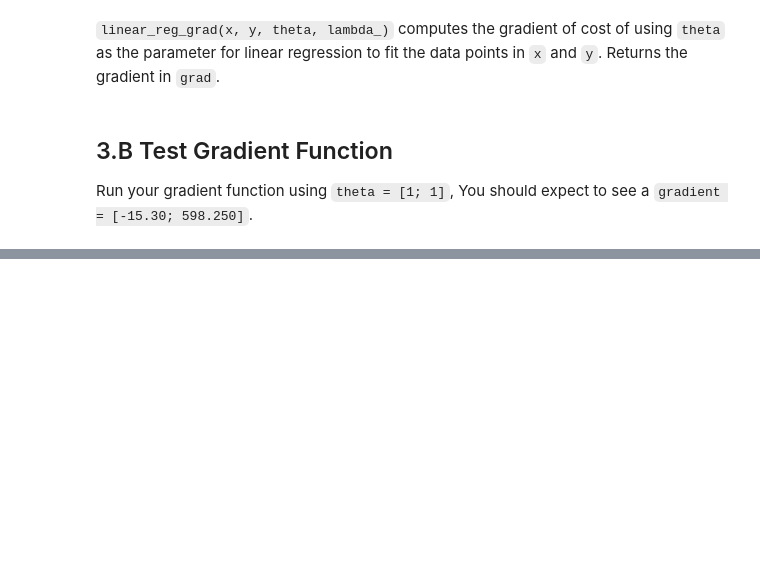
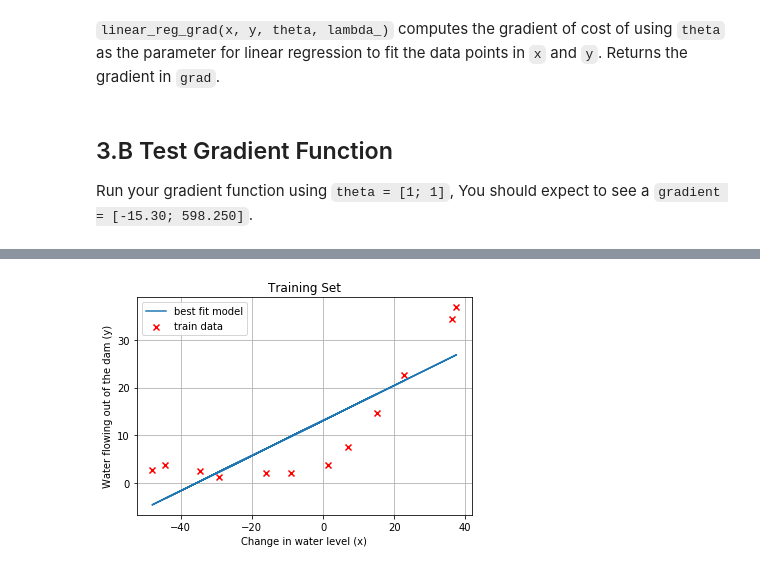
Before and after one commit to Nikronic/Coursera-Machine-Learning, a Jupyter notebook: Week 6 - Regularized Linear Regression and Bias v.s. Variance/Regularized Linear Regression.ipynb, the cells around one changed output, grey strips where cells are left out. Drawn from its saved outputs; the diff is of its cells as text; code cells hidden in the pictures; blank space fills up the shorter version.

```diff
--- a/Week 6 - Regularized Linear Regression and Bias v.s. Variance/Regularized Linear Regression.ipynb
+++ b/Week 6 - Regularized Linear Regression and Bias v.s. Variance/Regularized Linear Regression.ipynb
@@ -165,7 +167,7 @@ increase, the penalty increases as well. Note that you should not regularize the
 def hypothesis(x,theta):
     return np.dot(x,theta)
 # %%
-def linear_reg_cost(x_flatten, y, theta_flatten, lambda_, num_of_features, num_of_samples):
+def linear_reg_cost(theta_flatten, x_flatten, y, lambda_, num_of_samples, num_of_features):
     x = x_flatten.reshape(num_of_samples, num_of_features)
     theta = theta_flatten.reshape(n,1)
     loss = hypothesis(x,theta)-y
@@ -192,7 +194,7 @@ Correspondingly, the **partial derivative of regularized linear regression’s c
 # %% [markdown]
 `linear_reg_grad(x, y, theta, lambda_)` computes the gradient of cost of using `theta` as the parameter for linear regression to fit the data points in `x` and `y`. Returns the gradient in `grad`.
 # %%
-def linear_reg_grad(x_flatten, y, theta_flatten, lambda_, num_of_features, num_of_samples):
+def linear_reg_grad(theta_flatten, x_flatten, y, lambda_, num_of_samples, num_of_features):
     x = x_flatten.reshape(num_of_samples, num_of_features)
     m,n = x.shape
     theta = theta_flatten.reshape(n,1)
@@ -201,7 +203,7 @@ def linear_reg_grad(x_flatten, y, theta_flatten, lambda_, num_of_features, num_o
     gradient = np.dot(x.T,loss)
     new_theta[0:,:] = gradient/m
     new_theta[1:,:] = gradient[1:,:]/m + lambda_*(theta[1:,]/m)
-    return new_theta
+    return new_theta.flatten()
 # %% [markdown]
 ## 3.B Test Gradient Function
 Run your gradient function using `theta = [1; 1]`, You should expect to see a `gradient = [-15.30; 598.250]`.
@@ -233,0 +249,15 @@ y.shape
+# %%
+# import libraries
+import matplotlib.pyplot as plt
+%matplotlib inline
+
+plt.scatter(x[:,1], y, color='red', marker='x', label= 'train data')
+plt.plot(x[:,1],np.dot(x,new_theta.reshape(n,1)), label = 'best fit model')
+plt.title('Training Set')
+plt.xlabel('Change in water level (x)')
+plt.ylabel('Water flowing out of the dam (y)')
+plt.grid()
+plt.legend()
+plt.show()
+# %% [output]
+[figure, added]
```
Also changed, not shown: parts of 10 cells of this notebook.
